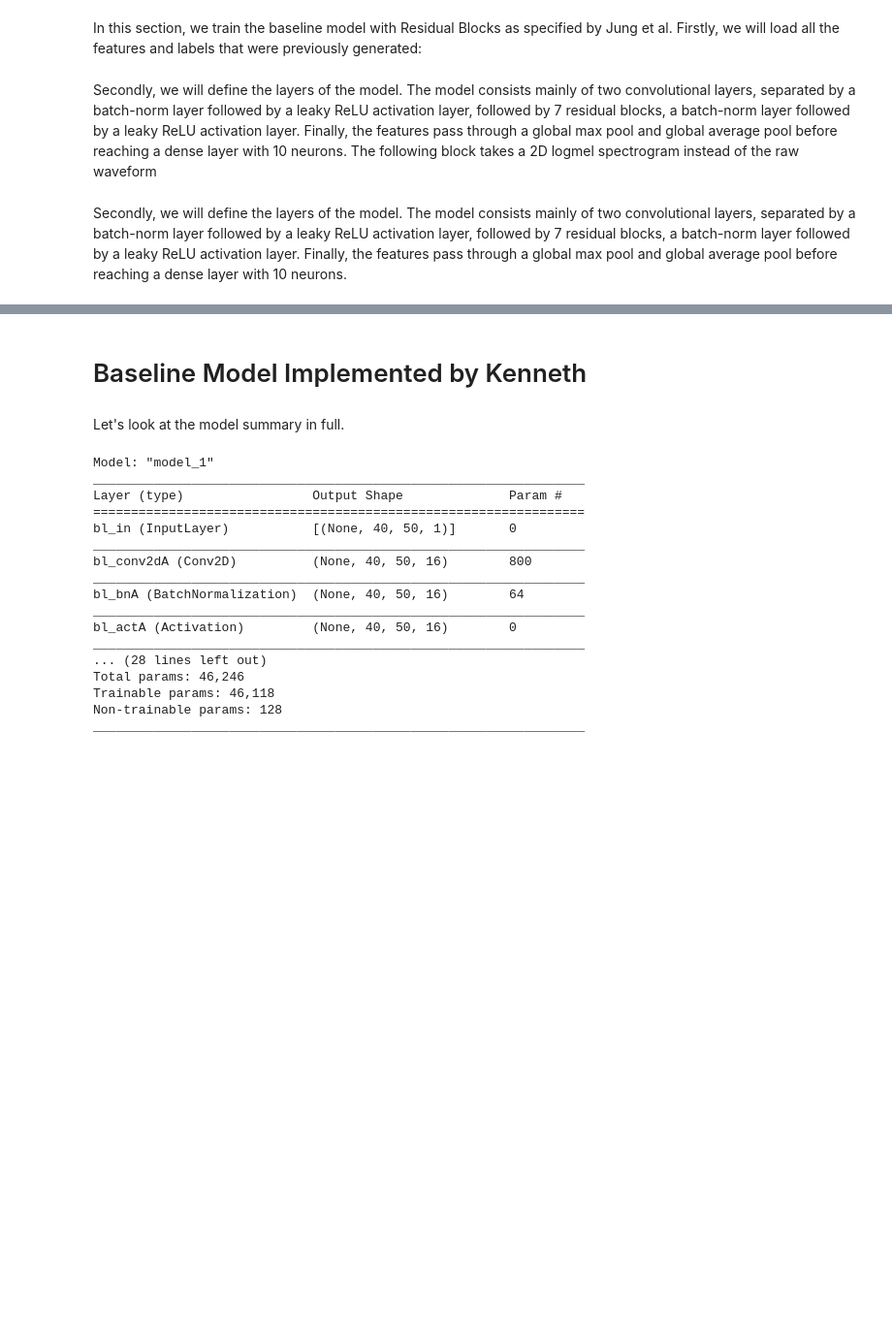
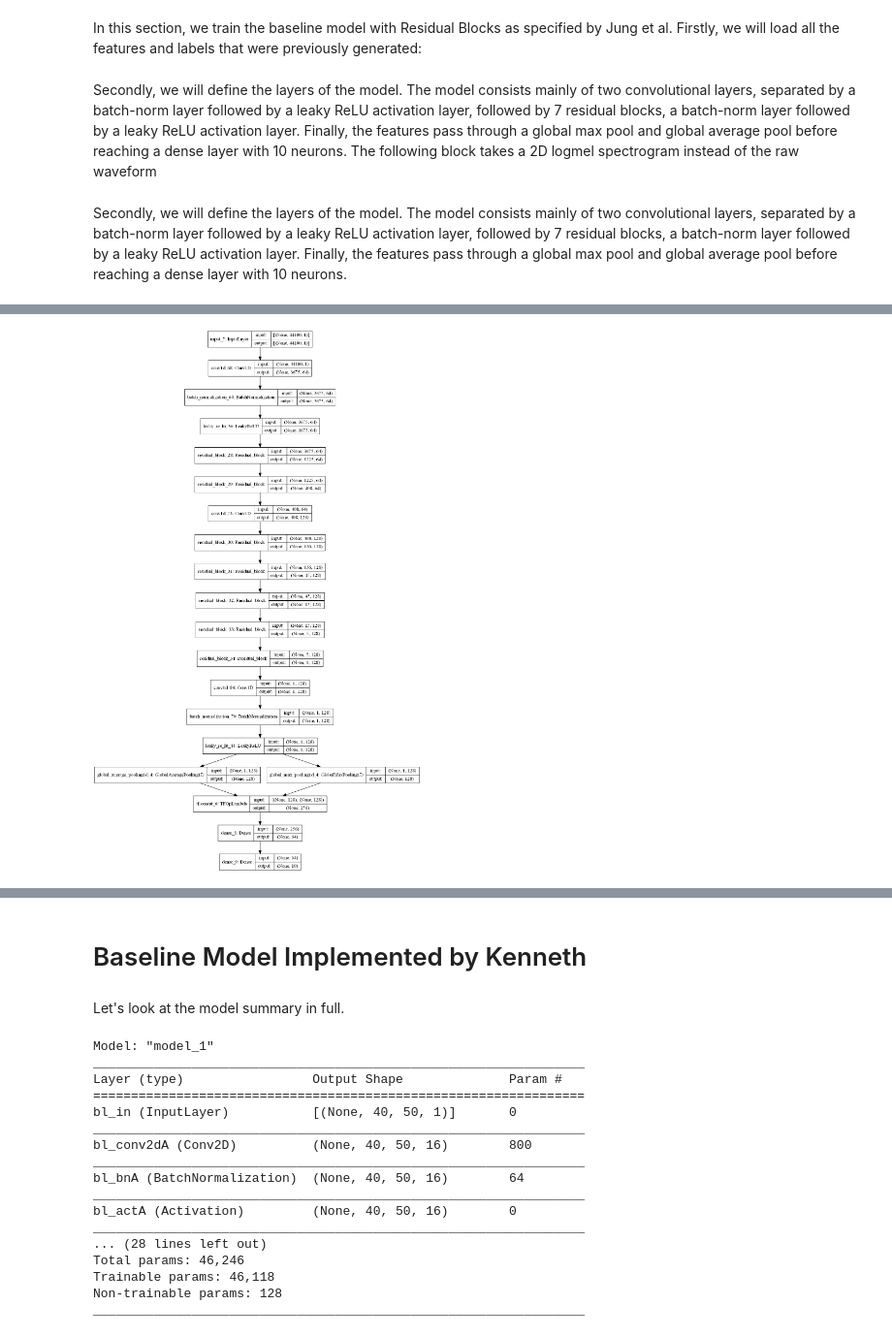
Before and after one commit to seanyeo300/dcase2019specialistkd, a Jupyter notebook: Sean_SKD_TF.ipynb, the cells around one changed output, grey strips where cells are left out. Shown at 97% size. Saved outputs shown, nothing was run; the diff lists cells and outputs as text; code cells hidden in the pictures; blank space fills up the shorter version.

```diff
--- a/Sean_SKD_TF.ipynb
+++ b/Sean_SKD_TF.ipynb
@@ -352,7 +369,7 @@ class raw_CNN_c(Model):
 Secondly, we will define the layers of the model. The model consists mainly of two convolutional layers, separated by a batch-norm layer followed by a leaky ReLU activation layer, followed by  7 residual blocks, a batch-norm layer followed by a leaky ReLU activation layer. Finally, the features pass through a global max pool and global average pool before reaching a dense layer with 10 neurons.
 # %%
 from tensorflow.keras.models import Model
-from tensorflow.keras.layers import Activation, BatchNormalization, Conv1D, Dense, Dropout, Flatten, Input, MaxPooling2D, LeakyReLU, MaxPool1D, GlobalAveragePooling1D, GlobalMaxPool1D, Reshape
+from tensorflow.keras.layers import Activation, BatchNormalization, Conv1D, Dense, Dropout, Flatten, Input, MaxPooling2D, LeakyReLU, MaxPool1D, GlobalAveragePooling1D, GlobalMaxPool1D, Reshape, Add
 change_dim = False
 #nb_filts = [128, [128, 64, 64], [64, 128,128], [128, 128,128], 128]
 nb_filts = [64,128]
@@ -361,20 +378,22 @@ class Residual_block(Model):
         super(Residual_block, self).__init__()
         self.conv1 = Conv1D(nb_filts,kernel_size=3, padding = 'same', strides = 1,data_format='channels_last')
         self.bn1 = BatchNormalization(axis=-1)
-        self.lrelu = LeakyReLU(alpha=0.3)
+        self.lrelu1 = LeakyReLU(alpha=0.3)
         self.conv2 = Conv1D(nb_filts,kernel_size=3,padding='same',strides=1,data_format='channels_last')
         self.bn2 = BatchNormalization(axis=-1)
+        self.lrelu2 = LeakyReLU(alpha=0.3)
         self.mp = MaxPool1D(pool_size=3)
+        self.add = Add()
 
     def call(self,x):
         identity = x
         out = self.conv1(x)
         out = self.bn1(out)
-        out = self.lrelu(out)
+        out = self.lrelu1(out)
         out = self.conv2(out)
         out = self.bn2(out)
-        out+=identity
-        out = self.lrelu(out)
+        out = self.add([identity,out])
+        out = self.lrelu2(out)
         out = self.mp(out)
         return out
 class raw_CNN_c(Model):
@@ -385,8 +404,8 @@ class raw_CNN_c(Model):
         self.first_bn = BatchNormalization(axis=-1)
         self.first_lrelu = LeakyReLU(alpha=0.3)
         self.block0 = Residual_block(nb_filts = 64)
-        self.block1 = Residual_block(nb_filts = 64)
-        self.conv_downsample = Conv1D(filters=128, kernel_size=1, padding = 'same',strides=1, data_format='channels_last',)
+        self.block1 = Residual_block(nb_filts = 128)
+        self.conv_downsample = Conv1D(filters=128, kernel_size=1, padding = 'same',strides=1, data_format='channels_last')
         self.block2 = Residual_block(nb_filts = 128)
         self.block3 = Residual_block(nb_filts = 128)
         self.block4 = Residual_block(nb_filts = 128)
@@ -399,7 +418,7 @@ class raw_CNN_c(Model):
         self.global_avgpool = GlobalAveragePooling1D()
         self.fc1 = Dense(units=64)
         self.fc2 = Dense(units=10)
-        self.reshape = Reshape((128,1))
+        # self.reshape = Reshape((128,1))
     def call(self,x):
 
         x = self.first_conv(x)
@@ -407,8 +426,8 @@ class raw_CNN_c(Model):
         x = self.first_lrelu(x)
 
         x = self.block0(x)
+        x = self.conv_downsample(x)
         x = self.block1(x)
-        x = self.conv_downsample(x)
         x = self.block2(x)
         x = self.block3(x)
         x = self.block4(x)
@@ -430,26 +449,30 @@ class raw_CNN_c(Model):
         x = self.fc1(x)
         y = self.fc2(x)
 
-        # Train the NN on CCE, then remove fc2 and use SVM
-        return y #,x
+        # Train the NN on CCE, then take outputs of fc1 for use in SVM
+        return {'output':y , 'intvals': x}
     def summary(self):
-        x= Input(shape=(44100, 1))
+        x= Input(shape=(479999,2)) # Input(shape=(44100, 1))
+        # x= Input(shape=(160,13))
         model = Model(inputs=[x],outputs=self.call(x))
         return model.summary()
     def build_graph(self):
-        x = tf.keras.layers.Input(shape=(44100,1))
+        # x = tf.keras.layers.Input(shape=(44100,1))
+        x = tf.keras.layers.Input(shape=(479999,2))
         return tf.keras.Model(inputs=[x], outputs=self.call(x))
+
 def get_model():
   return raw_CNN_c(Model)
 # %%
 model = raw_CNN_c()
 
 batch_size = 24
-epochs = 90
+epochs = 3#90
 learning_rate = 0.0001 # Use adam.
 shuffle = True
-model.compile(optimizer=tensorflow.keras.optimizers.Adam(lr=learning_rate), # The best optimiser to use might depend on your data, but in general the adam optimiser performs pretty well.
-                loss='categorical_crossentropy', # categorical crossentropy is a standard function for single-label classification.
+model.compile(optimizer=tensorflow.keras.optimizers.Adam(learning_rate=learning_rate), # The best optimiser to use might depend on your data, but in general the adam optimiser performs pretty well.
+                loss={'output':'categorical_crossentropy','intvals': None}, # categorical crossentropy is a standard function for single-label classification.
+                loss_weights=[1.,0.0],
                 metrics=['accuracy']) # Is NOT optimised over, but is something that is shown when training.
 # %%
 #model.build((139620, 44100, 1))
@@ -475,3 +485,12 @@ ________________________________________________________________________________
+# %%
+tf.keras.utils.plot_model(
+    model.build_graph(),                      # here is the trick (for now)
+    to_file='model.png', dpi=96,              # saving
+    show_shapes=True, show_layer_names=True,  # show shapes and layer name
+    expand_nested=False                       # will show nested block
+)
+# %% [output]
+[figure, added]
 # %%
 from datetime import datetime
 
```
Also changed, not shown: parts of 17 cells of this notebook, 4 other files.
